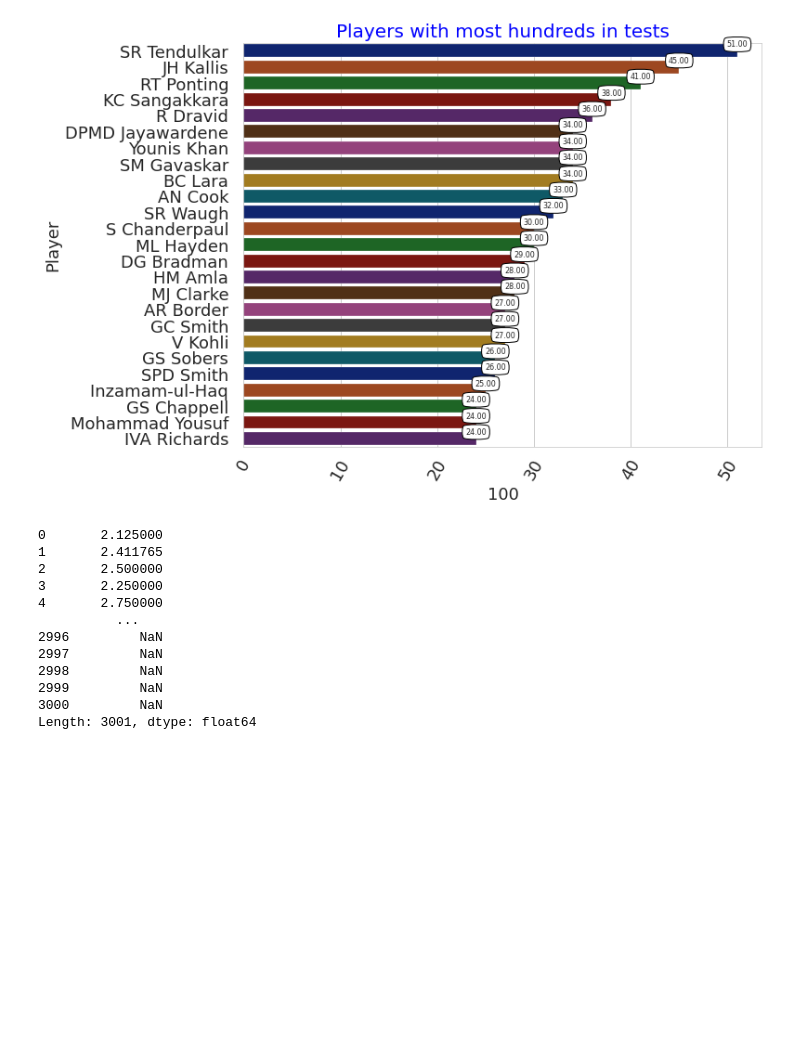
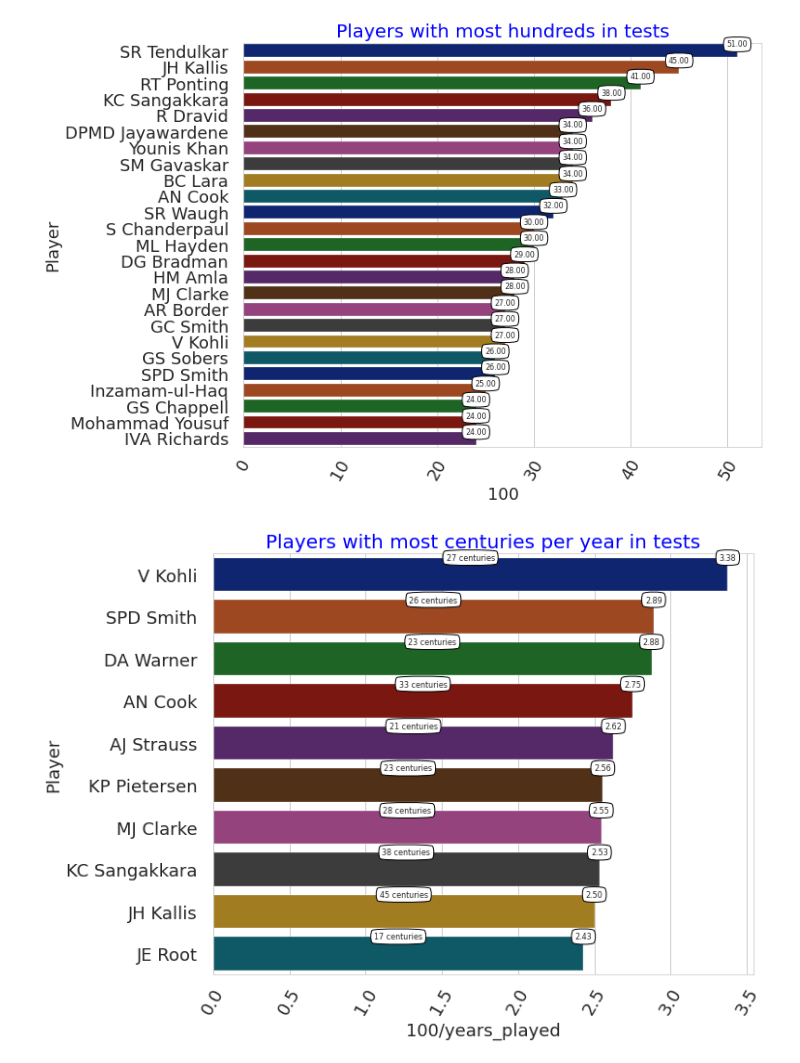
Before and after one commit to sathishkumar118/EDA-with-ICC-teset-cricket-runs, a Jupyter notebook: icc-test-cricket-runs-eda.ipynb, the cells around one changed output. Drawn from its saved outputs; the diff is of its cells as text; code cells hidden in the pictures; blank space fills up the shorter version.

Commit message:
Kaggle Notebook | ICC test cricket runs- EDA | Version 4

```diff
--- a/icc-test-cricket-runs-eda.ipynb
+++ b/icc-test-cricket-runs-eda.ipynb
@@ -98,6 +98,8 @@ _ = plt.subplots(figsize = (10,8))
 _ = plt.xticks(rotation = 60)
 _ = plt.title('Players with best batting average ordered by their run aggregate', color='blue', fontsize=20)
 sns.barplot(data = df1, x='Player',y = 'Runs', palette='dark')
+plt.savefig(str(plot_no)+'_plot.png')
+plot_no +=1
 # %% [output]
 <AxesSubplot:title={'center':'Players with best batting average ordered by their run aggregate'}, xlabel='Player', ylabel='Runs'>
 [figure]
@@ -138,20 +120,31 @@ plt.savefig(str(plot_no)+'_plot.png')
 plot_no +=1
 # %% [output]
 [figure]
-# %%
-#average number of hundreds scored in a year
-df['years_played'] = df.Span.apply(lambda x: abs(eval(x)))
-df['100']/df.years_played
-# %% [output]
-0       2.125000
-1       2.411765
-2       2.500000
-3       2.250000
-4       2.750000
-          ...
-2996         NaN
-2997         NaN
-2998         NaN
-2999         NaN
-3000         NaN
-Length: 3001, dtype: float64
+# %%
+#average number of hundreds scored in a year
+df['years_played'] = df.Span.apply(lambda x: abs(eval(x)))
+pd.set_option('mode.chained_assignment', None)
+df3 = df[df['100']>10]
+df3['100/years_played'] = df3.apply(lambda x: x['100']/x.years_played, axis = 1)
+df3 = df3.sort_values(by = '100/years_played', ascending = False).head(10)
+_ = plt.subplots(figsize = (10,8))
+_ = plt.xticks(rotation = 60)
+_ = plt.title('Players with most centuries per year in tests', color='blue', fontsize=20)
+plots = sns.barplot(data = df3, y='Player',x = '100/years_played', palette='dark')
+i = 0
+for bar in plots.patches:
+    _ = plots.annotate(format(bar.get_width(), '.2f'),
+                   (bar.get_width(),bar.get_y())
+                       , ha='center', va='center',
+                   size=8, xytext=(0, 0),bbox=dict(boxstyle="round4,pad=0.5", fc="w", ec="black", lw=1),
+                   textcoords='offset points')
+    _ = plots.annotate(str(df3.iloc[i,]['100'])+' centuries',
+                   (bar.get_width()/2,bar.get_y())
+                       , ha='center', va='center',
+                   size=8, xytext=(0, 0),bbox=dict(boxstyle="round4,pad=0.5", fc="w", ec="black", lw=1),
+                   textcoords='offset points')
+    i+=1
+plt.savefig(str(plot_no)+'_plot.png')
+plot_no +=1
+# %% [output]
+[figure, added]
```
Also changed, not shown: parts of 2 cells of this notebook.
